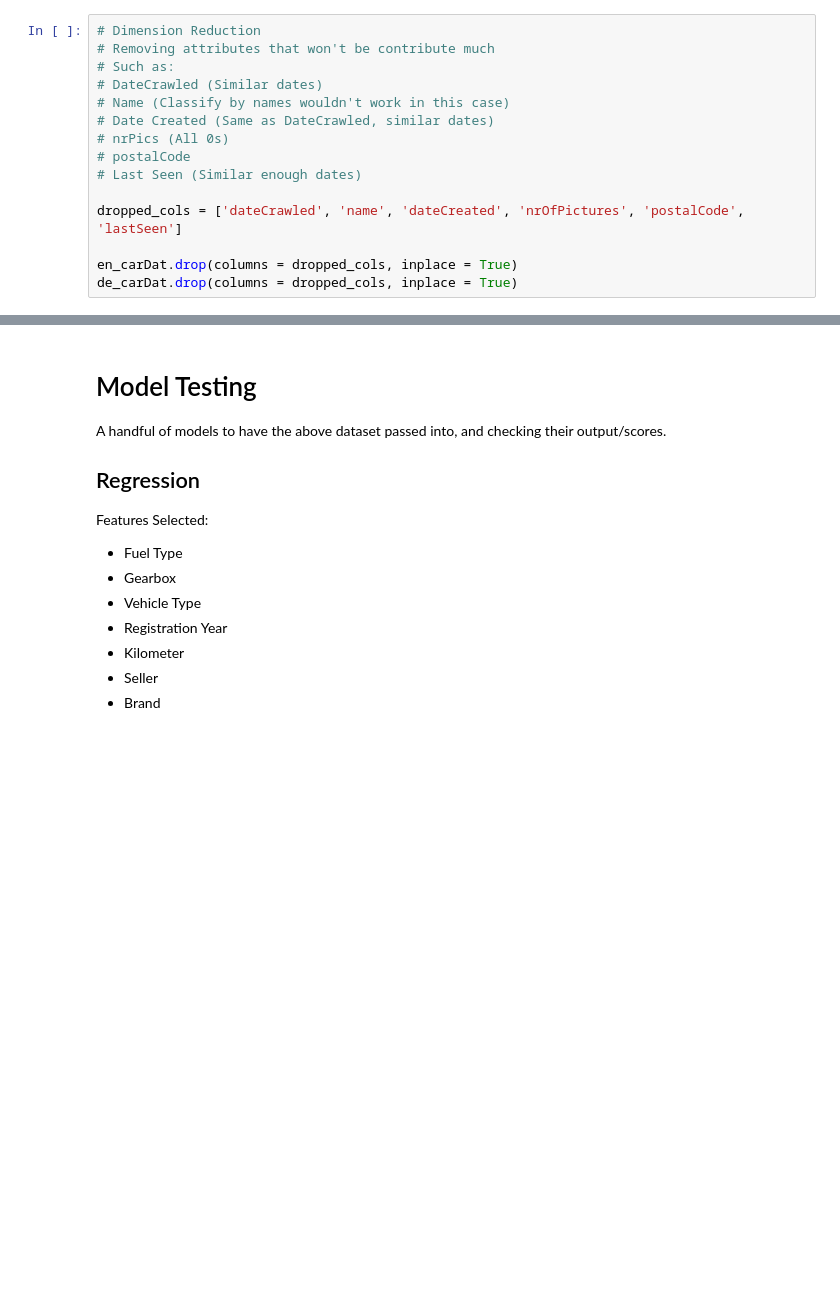
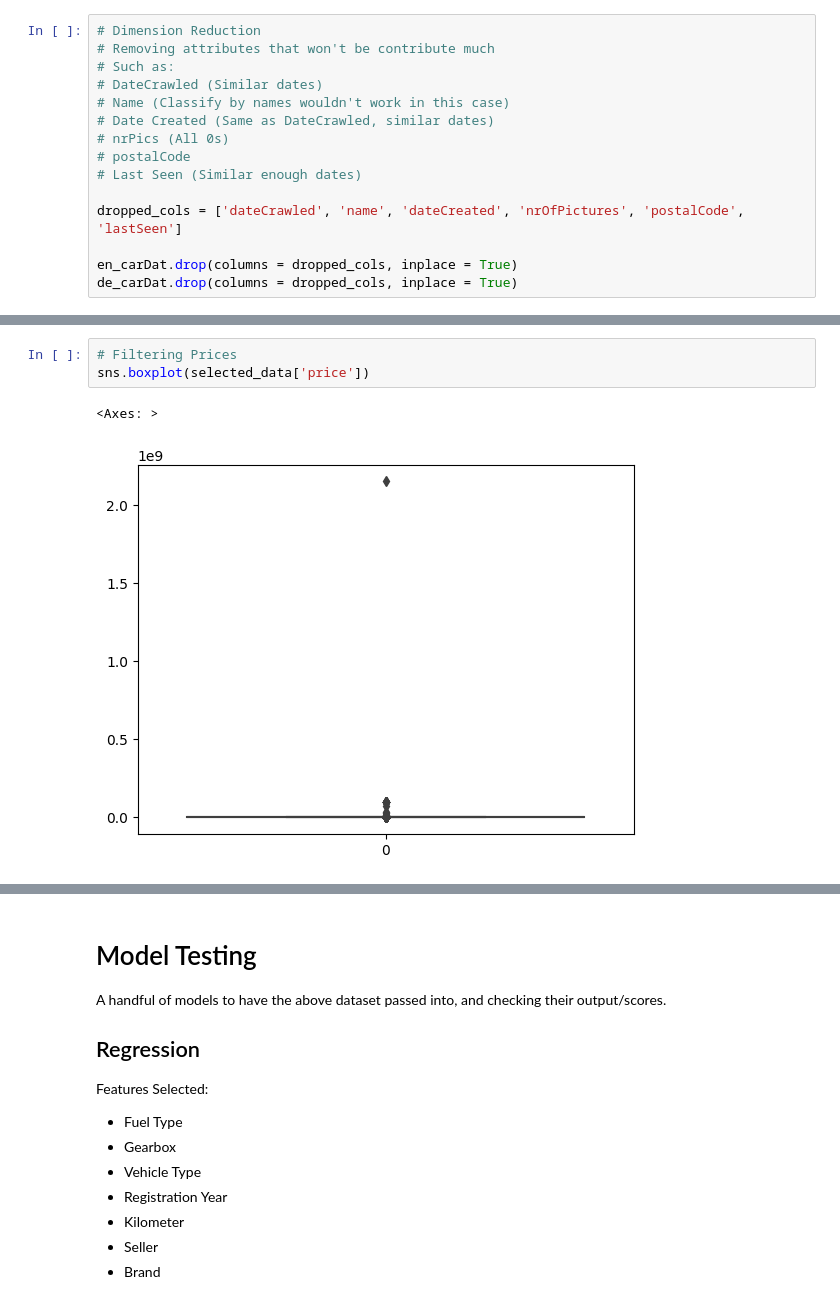
Before and after one commit to Supermjork/Much-Vroom, a Jupyter notebook: notebook/vroom.ipynb, the cells around one changed output, grey strips where cells are left out. Drawn from its saved outputs; the diff is of its cells as text; blank space fills up the shorter version.

```diff
--- a/notebook/vroom.ipynb
+++ b/notebook/vroom.ipynb
@@ -303,0 +353,6 @@ display(de_carDat, en_carDat)
+# %%
+# Filtering Prices
+sns.boxplot(selected_data['price'])
+# %% [output]
+<Axes: >
+[figure, added]
```
Also changed, not shown: parts of 10 cells of this notebook.
